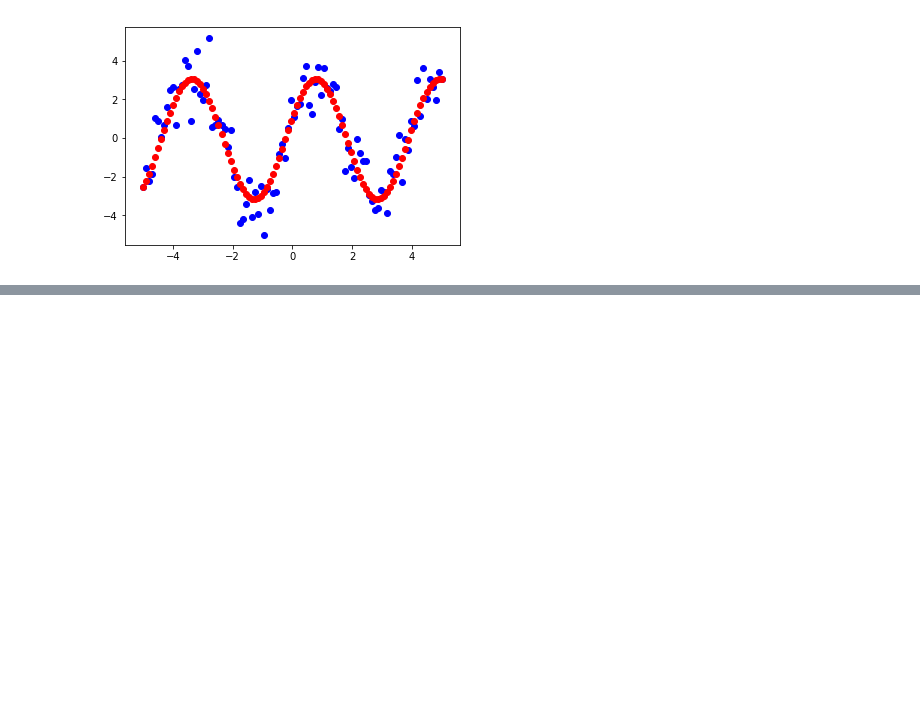
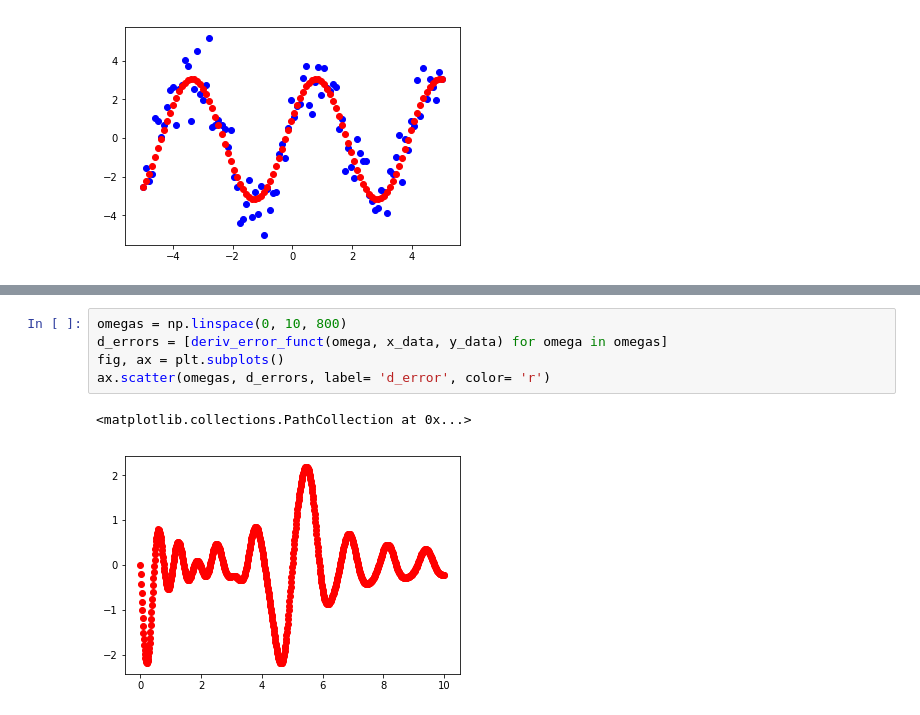
Before and after one commit to Harmonic-Oscillator-hyBrid-fIT/HOBIT, a Jupyter notebook: sin_optimization.ipynb, the cells around one changed output, grey strips where cells are left out. Drawn from its saved outputs; the diff is of its cells as text; blank space fills up the shorter version.

```diff
--- a/sin_optimization.ipynb
+++ b/sin_optimization.ipynb
@@ -224,0 +236,8 @@ ax.scatter(x_data, y, label= 'predictions', color= 'r')
+# %%
+omegas = np.linspace(0, 10, 800)
+d_errors = [deriv_error_funct(omega, x_data, y_data) for omega in omegas]
+fig, ax = plt.subplots()
+ax.scatter(omegas, d_errors, label= 'd_error', color= 'r')
+# %% [output]
+<matplotlib.collections.PathCollection at 0x...>
+[figure, added]
```
Also changed, not shown: parts of 8 cells of this notebook.
